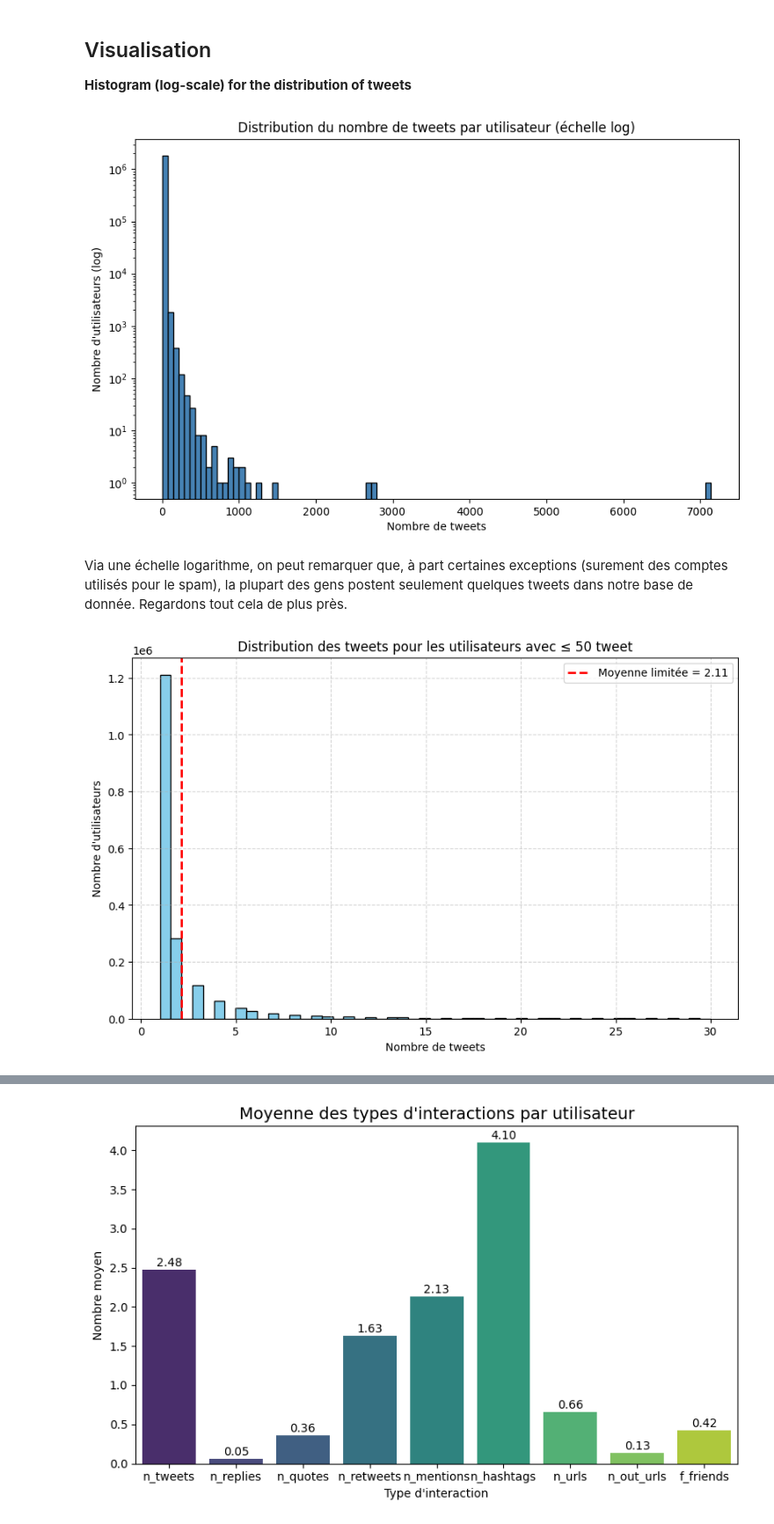
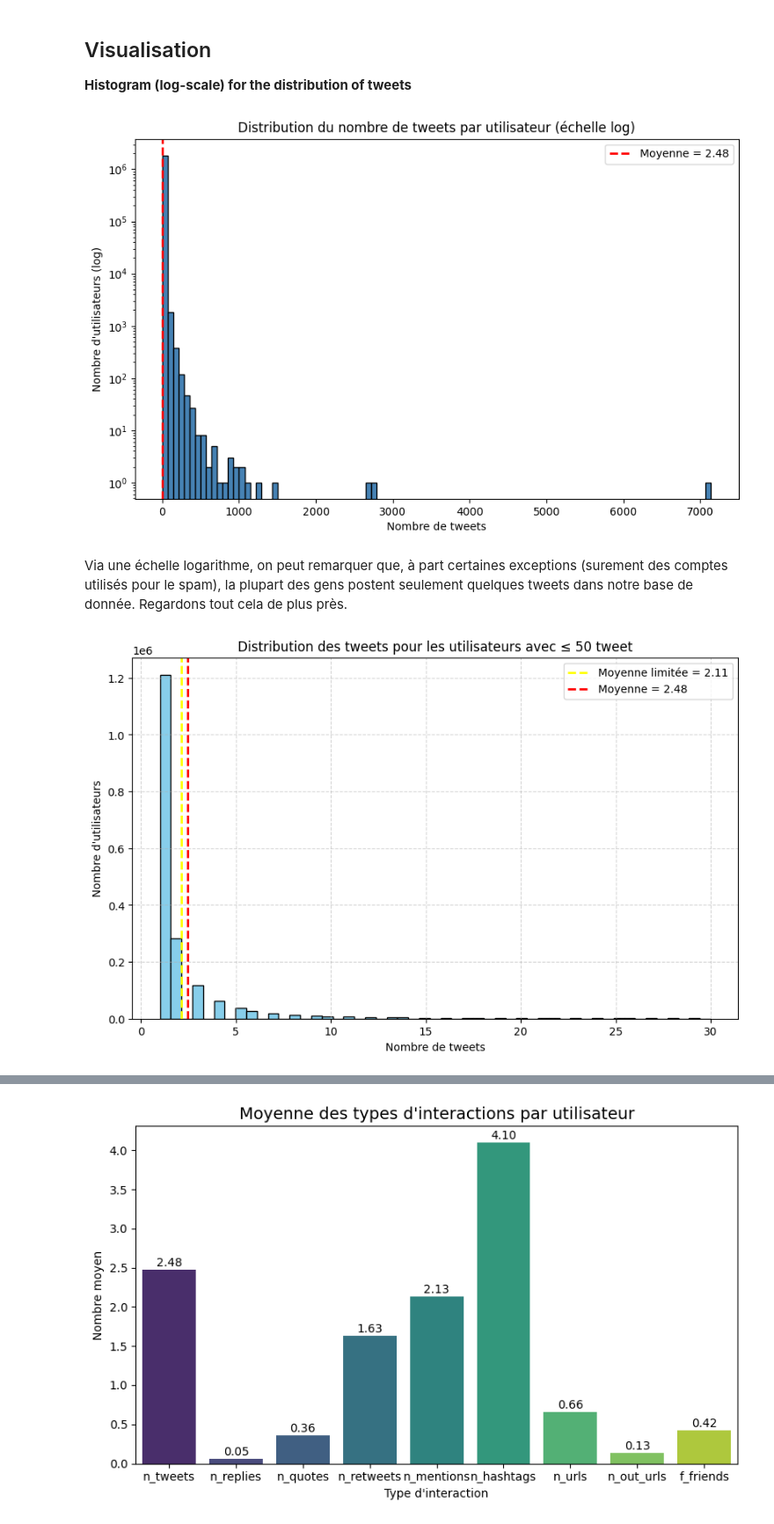
Before and after one commit to PetiteGrange/IF29_Projet-Data-Tweet, a Jupyter notebook: Data_Visualisation.ipynb, the cells around one changed output, grey strips where cells are left out. Shown: that part at 88% size. Saved outputs shown, nothing was run; the diff lists cells and outputs as text; code cells hidden in the pictures.

```diff
--- a/Data_Visualisation.ipynb
+++ b/Data_Visualisation.ipynb
@@ -52,25 +52,28 @@ plt.hist(df['n_tweets'], bins=100, color='steelblue', edgecolor='black', log=Tru
 plt.title('Distribution du nombre de tweets par utilisateur (échelle log)')
 plt.xlabel('Nombre de tweets')
 plt.ylabel('Nombre d\'utilisateurs (log)')
+plt.axvline(moyenne_tweets, color='red', linestyle='dashed', linewidth=2, label=f'Moyenne = {moyenne_tweets:.2f}')
+plt.legend()
 plt.show()
 # %% [output]
-[figure, old version]
+[figure, new version]
 # %% [markdown]
 Via une échelle logarithme, on peut remarquer que, à part certaines exceptions (surement des comptes utilisés pour le spam), la plupart des gens postent seulement quelques tweets dans notre base de donnée. Regardons tout cela de plus près.
 # %%
-# Filtrer les utilisateurs ayant 50 tweets ou moins
+# Filtrer les utilisateurs ayant 30 tweets ou moins
 df_limité = df[df['n_tweets'] <= 30]
 
-# Tracer l'histogramme
+# Tracer l'histogramme à nouveau
 plt.figure(figsize=(10, 6))
 plt.hist(df_limité['n_tweets'], bins=51, color='skyblue', edgecolor='black')
 plt.title('Distribution des tweets pour les utilisateurs avec ≤ 50 tweet')
 plt.xlabel('Nombre de tweets')
 plt.ylabel('Nombre d\'utilisateurs')
 plt.grid(True, linestyle='--', alpha=0.5)
 moyenne_limitee = df_limité['n_tweets'].mean()
-plt.axvline(moyenne_limitee, color='red', linestyle='dashed', linewidth=2, label=f'Moyenne limitée = {moyenne_limitee:.2f}')
+plt.axvline(moyenne_limitee, color='yellow', linestyle='dashed', linewidth=2, label=f'Moyenne limitée = {moyenne_limitee:.2f}')
+plt.axvline(moyenne_tweets, color='red', linestyle='dashed', linewidth=2, label=f'Moyenne = {moyenne_tweets:.2f}')
 plt.legend()
 plt.show()
 # %% [output]
-[figure, old version]
+[figure, new version]
```
Also changed, not shown: parts of 3 cells of this notebook.
